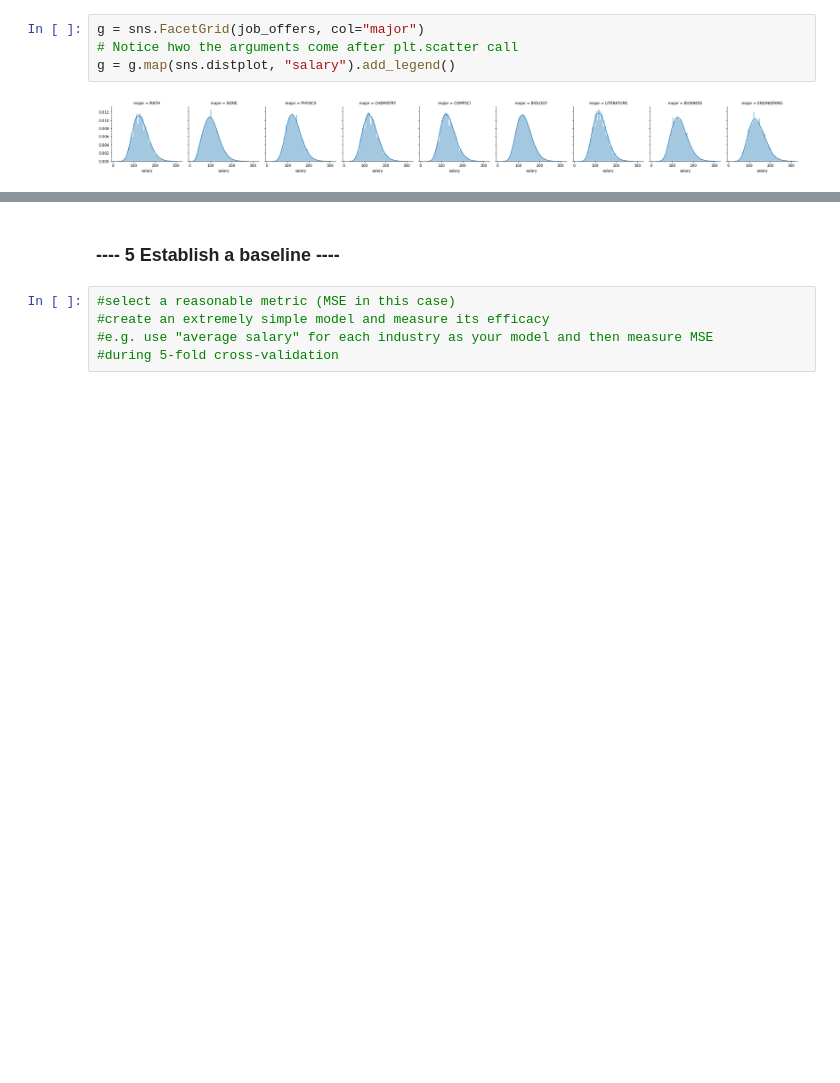
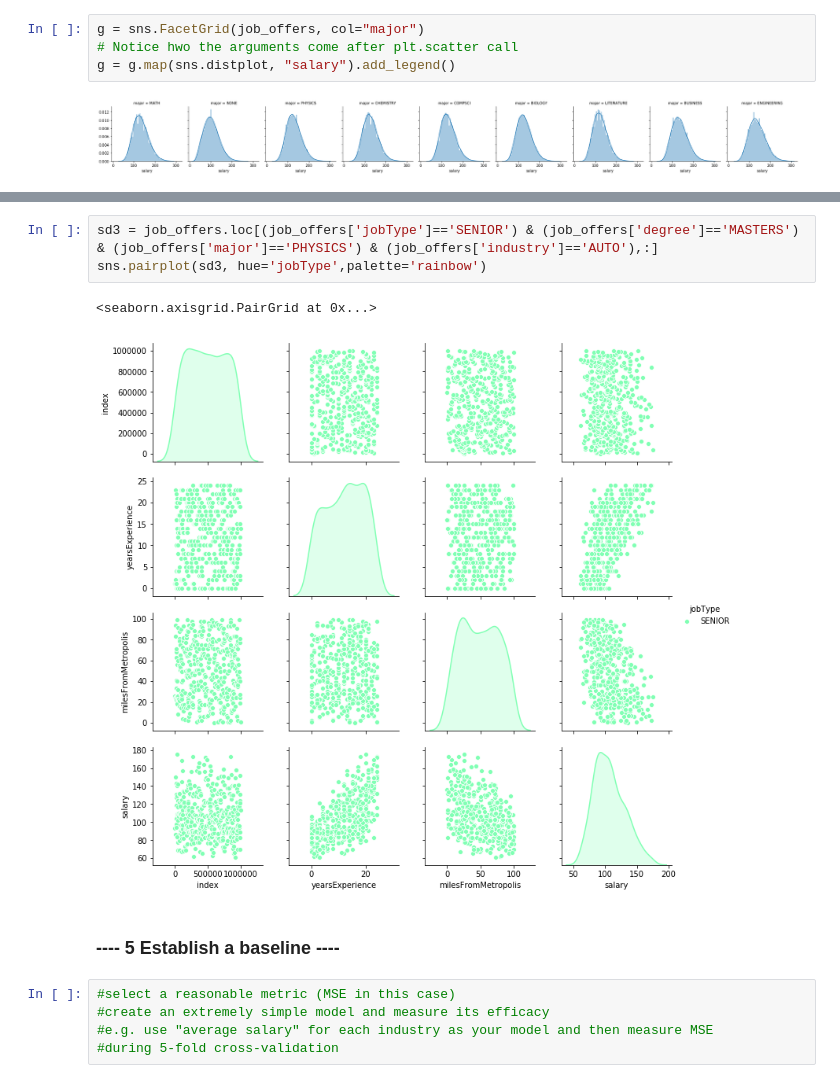
Before and after one commit to alexebe/salarypredictionportfolio, a Jupyter notebook: First Portfolio Project.ipynb, the cells around one changed output, grey strips where cells are left out. Cells and saved outputs as stored; diff of their text form; blank space fills up the shorter version.

```diff
--- a/First Portfolio Project.ipynb
+++ b/First Portfolio Project.ipynb
@@ -232,3 +246,9 @@ g = g.map(sns.distplot, "salary").add_legend()
+# %%
+sd3 = job_offers.loc[(job_offers['jobType']=='SENIOR') & (job_offers['degree']=='MASTERS') & (job_offers['major']=='PHYSICS') & (job_offers['industry']=='AUTO'),:]
+sns.pairplot(sd3, hue='jobType',palette='rainbow')
+# %% [output]
+<seaborn.axisgrid.PairGrid at 0x...>
+[figure, added]
 # %% [markdown]
 ### ---- 5 Establish a baseline ----
 # %%
```
Also changed, not shown: parts of 20 cells of this notebook.
